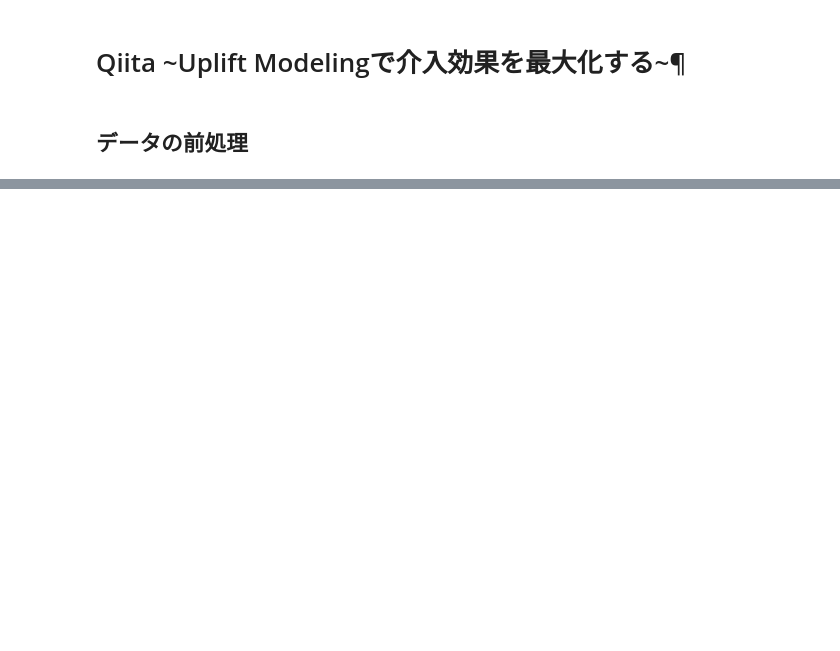
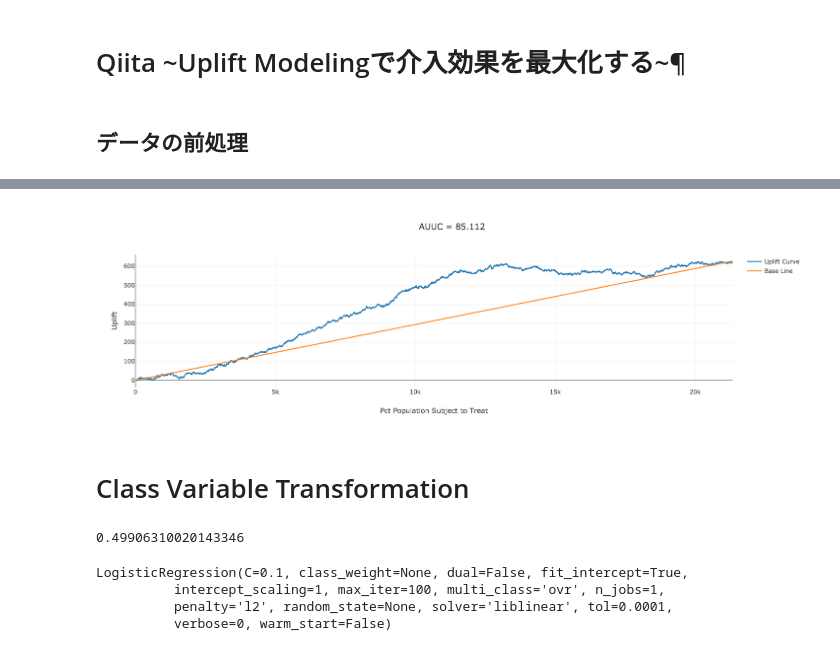
Before and after one commit to smn-ailab/ysaito-qiita, a Jupyter notebook: uplift_modeling/uplift-modeling-basic.ipynb, the cells around one changed output, grey strips where cells are left out. Saved outputs shown, nothing was run; the diff lists cells and outputs as text; code cells hidden in the pictures; blank space fills up the shorter version.

```diff
--- a/uplift_modeling/uplift-modeling-basic.ipynb
+++ b/uplift_modeling/uplift-modeling-basic.ipynb
@@ -172,0 +73,14 @@ channel_Web / 0.0045
+# %%
+tma_df = uplift_frame(y_obs=y_test, w=w_test, ite_pred=uplift_score, design="randomized")
+# %%
+tma_curve = uplift_curve(tma_df)
+iplot(tma_curve)
+# %% [output]
+[figure, added]
+# %% [markdown]
+# Class Variable Transformation
+# %%
+# P(G=T) = P(G=C) = 1/2 が成り立っているかを簡単に確認
+df[df.segment == "Mens E-Mail"].shape[0] / df.shape[0]
+# %% [output]
+0.49906310020143346
@@ -172,0 +90,9 @@ channel_Web / 0.0045
+# %%
+# Class Variable Transformation
+lr_z = LogisticRegression(C=0.1)
+lr_z.fit(X_train, z)
+# %% [output]
+LogisticRegression(C=0.1, class_weight=None, dual=False, fit_intercept=True,
+          intercept_scaling=1, max_iter=100, multi_class='ovr', n_jobs=1,
+          penalty='l2', random_state=None, solver='liblinear', tol=0.0001,
+          verbose=0, warm_start=False)
```
Also changed, not shown: parts of 48 cells of this notebook.
